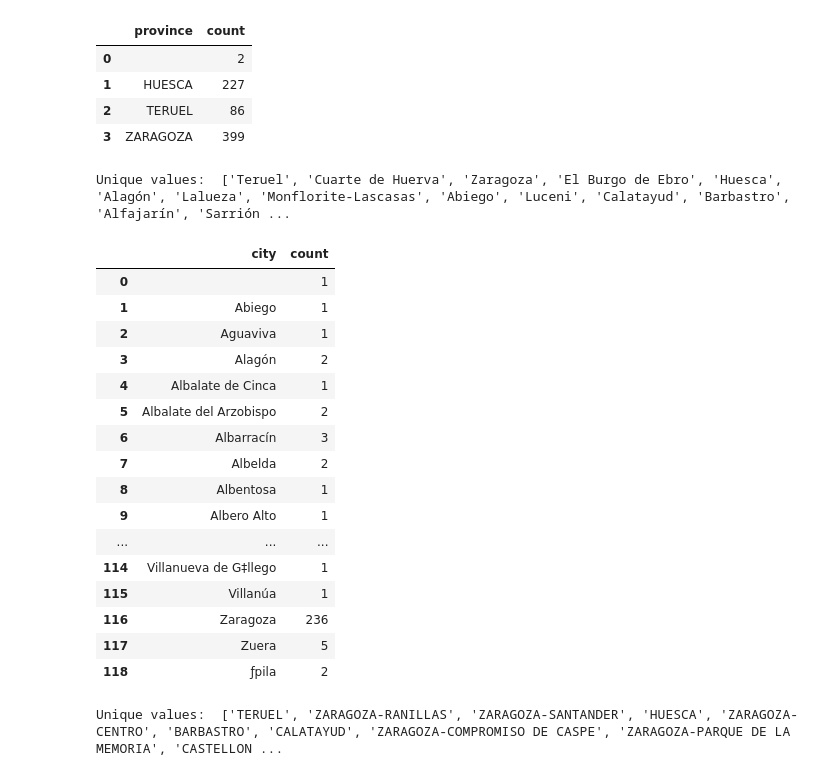
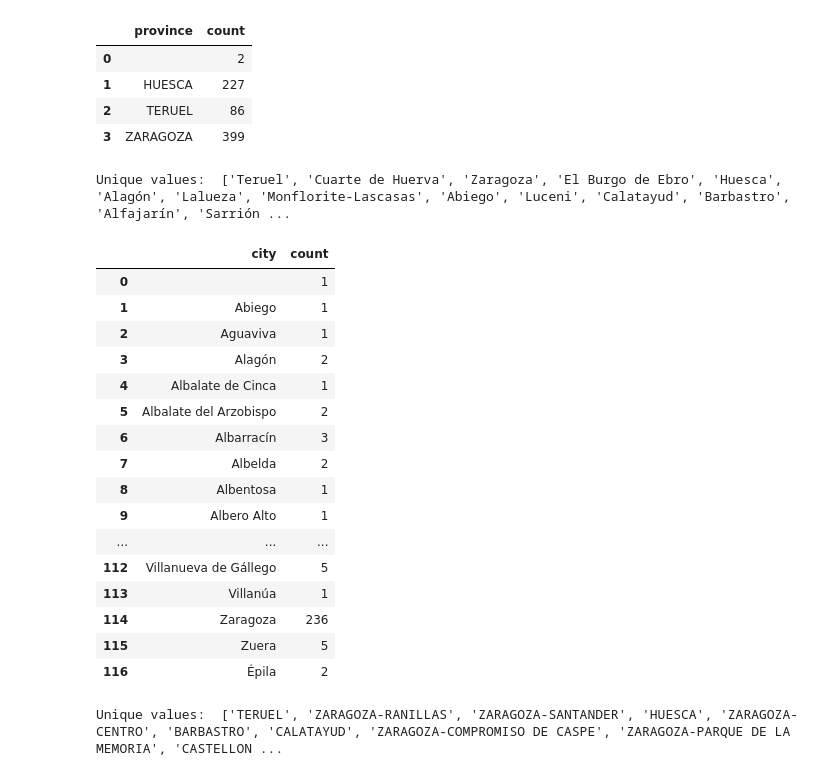
Before and after one commit to mrodriguezh/eq_1_demanda_empleo, a Jupyter notebook: src/main/nb/data_preprocessing.ipynb, the cells around one changed output. Saved outputs shown, nothing was run; the diff lists cells and outputs as text; code cells hidden in the pictures.

```diff
--- a/src/main/nb/data_preprocessing.ipynb
+++ b/src/main/nb/data_preprocessing.ipynb
@@ -100,39 +100,39 @@ Unique values:  ['TERUEL', 'ZARAGOZA', 'HUESCA', '']
 # %%
 # Cleaning "city" column:
 BAD_LOCATION_LIST = ['S-MARMITONES', 'S-AJUSTADORES DEL AUTOMÓVIL, EN GENERAL.', 'A-MÓVIL', 'A-MOVIL', 'S-OPERADORES DE HORMIGONERA', 'S-OPERADORES DE GRÚA EN CAMIÓN.', 'S-REPARADORES DE PALETS DE MADERA', 'A- OFICIAL DE PRIMERA', '-EMPLEO PÚBLICO-', 'C@S', 'S-PINTORES DE VEHÍCULOS', '- AJUSTADOR/A DEL AUTOMÓVIL', 'A-ELECTRICISTA Y/O ELECTRÓNICO/A DE AUTOMOCIÓN', 'S-AYUDANTES-FREGAPLATOS', 'A-TELEFONISTA', 'R@S Y AYUDANTES DE COCINA', 'R@', 'S-REPOSTEROS', 'N-CARRETILLERO', 'I@ - TRABAJADOR/A APÍCOLA', '- DEPENDIENTE DE FRUTERÍA', 'A-CARNICERO/A', 'A-CAFETERÍA', 'I@', '- TRABAJADOR/A APÍCOLA', 'S-ELECTRICISTAS', 'A-DEPENDIENTE/A INFORMÁTICA', '- RECAMBISTAS', 'C@ MANTENIMIENTO', 'O-COMERCIALES', '-EMPLEO PÚBLICO-', 'G-MAG, TORNEROS-FRESADORES, MECÁNICOS DE MAQUINARIA PESADA, MECATRÓNICOS, ELECTRICISTAS DE AUTOMOCIÓN', 'S-CRISTALEROS', 'G-MAG', 'N-REPARTO MERCANCIA']
-BAD_LOCATION_TUPLE_LIST = [('ƒpila','Épila'),('Alca–iz', 'Alcañiz'), ('A’nsa-Sobrarbe', 'Aínsa-Sobrarbe'), ('BinŽfar', 'Binéfar'), ('Gra–Žn', 'Grañén'), ('H’jar', 'Híjar'), ('La Puebla de AlfindŽn', 'La Puebla de Alfindén'), ('Monz—n', 'Monzón'), ('Sabi–‡nigo', 'Sabiñánigo'), ('Sallent de G‡llego', 'Sallent de Gállego'), ('Villamayor de G‡llego', 'Villamayor de Gállego'), ('Andorra', 'Andorra, Teruel'), ('Andorra, Teruel, Teruel', 'Andorra, Teruel'), ('Alfajar’n', 'Alfajarín'), ('Mazale—n', 'Mazaleón'), ('Caba–as de Ebro', 'Cabañas de Ebro'), ('ATECA', 'Ateca'), ('BARBASTRO', 'Barbastro'), ('HUESCA', 'Huesca'), ('MONZîN', 'Monzón'), ('Sari–ena', 'Sariñena'), ('TARAZONA', 'Tarazona'), ('TERUEL', 'Teruel'), ('ZARAGOZA', 'Zaragoza')]
+BAD_LOCATION_TUPLE_LIST = [('Maria de Huerva','María de Huerva'),('Villanueva de G‡llego','Villamayor de Gállego'),('ƒpila','Épila'),('Alca–iz', 'Alcañiz'), ('A’nsa-Sobrarbe', 'Aínsa-Sobrarbe'), ('BinŽfar', 'Binéfar'), ('Gra–Žn', 'Grañén'), ('H’jar', 'Híjar'), ('La Puebla de AlfindŽn', 'La Puebla de Alfindén'), ('Monz—n', 'Monzón'), ('Sabi–‡nigo', 'Sabiñánigo'), ('Sallent de G‡llego', 'Sallent de Gállego'), ('Villamayor de G‡llego', 'Villamayor de Gállego'), ('Andorra', 'Andorra, Teruel'), ('Andorra, Teruel, Teruel', 'Andorra, Teruel'), ('Alfajar’n', 'Alfajarín'), ('Mazale—n', 'Mazaleón'), ('Caba–as de Ebro', 'Cabañas de Ebro'), ('ATECA', 'Ateca'), ('BARBASTRO', 'Barbastro'), ('HUESCA', 'Huesca'), ('MONZîN', 'Monzón'), ('Sari–ena', 'Sariñena'), ('TARAZONA', 'Tarazona'), ('TERUEL', 'Teruel'), ('ZARAGOZA', 'Zaragoza')]
 
 for bad_location in BAD_LOCATION_LIST:
     df_data['city']=df_data['city'].astype(str).str.replace(bad_location,'')
 
 for bad_location_tuple in BAD_LOCATION_TUPLE_LIST:
     df_data['city']=df_data['city'].astype(str).str.replace(bad_location_tuple[0],bad_location_tuple[1])
     df_data['city']=df_data['city'].astype(str).str.strip()
 
 df_data['city']=df_data['city'].astype(str).str.replace('A-ORDESA','Ordesa')
 
 print('Unique values: ', df_data['city'].unique().tolist())
 df_city = df_data.groupby(['city']).size().reset_index(name='count')
 display(df_city)
 # %% [output]
 Unique values:  ['Teruel', 'Cuarte de Huerva', 'Zaragoza', 'El Burgo de Ebro', 'Huesca', 'Alagón', 'Lalueza', 'Monflorite-Lascasas', 'Abiego', 'Luceni', 'Calatayud', 'Barbastro', 'Alfajarín', 'Sarrión ...
 |  | city | count |
 | 0 |  | 1 |
 | 1 | Abiego | 1 |
 | 2 | Aguaviva | 1 |
 | 3 | Alagón | 2 |
 | 4 | Albalate de Cinca | 1 |
 | 5 | Albalate del Arzobispo | 2 |
 | 6 | Albarracín | 3 |
 | 7 | Albelda | 2 |
 | 8 | Albentosa | 1 |
 | 9 | Albero Alto | 1 |
 | ... | ... | ... |
-| 114 | Villanueva de G‡llego | 1 |
-| 115 | Villanúa | 1 |
-| 116 | Zaragoza | 236 |
-| 117 | Zuera | 5 |
-| 118 | ƒpila | 2 |
+| 112 | Villanueva de Gállego | 5 |
+| 113 | Villanúa | 1 |
+| 114 | Zaragoza | 236 |
+| 115 | Zuera | 5 |
+| 116 | Épila | 2 |
 # %%
 # Cleaning "office" column:
 BAD_OFFICE_LIST = [('Sabi–‡nigo', 'SABIÑANIGO'), ('SABI„ANIGO', 'SABIÑANIGO'), ('Alca–iz', 'ALCAÑIZ'), ('MONZON', 'MONZÓN'), ('CASPE', 'ZARAGOZA-COMPROMISO DE CASPE'), ('ZARAGOZA-COMPROMISO DE', 'ZARAGOZA-COMPROMISO DE CASPE'), ('EJEA', 'EJEA DE LOS CABALLEROS'), ('ANDORRA', 'ANDORRA, TERUEL'), ('ZARAGORA-CENTRO', 'ZARAGOZA-CENTRO')]
```
